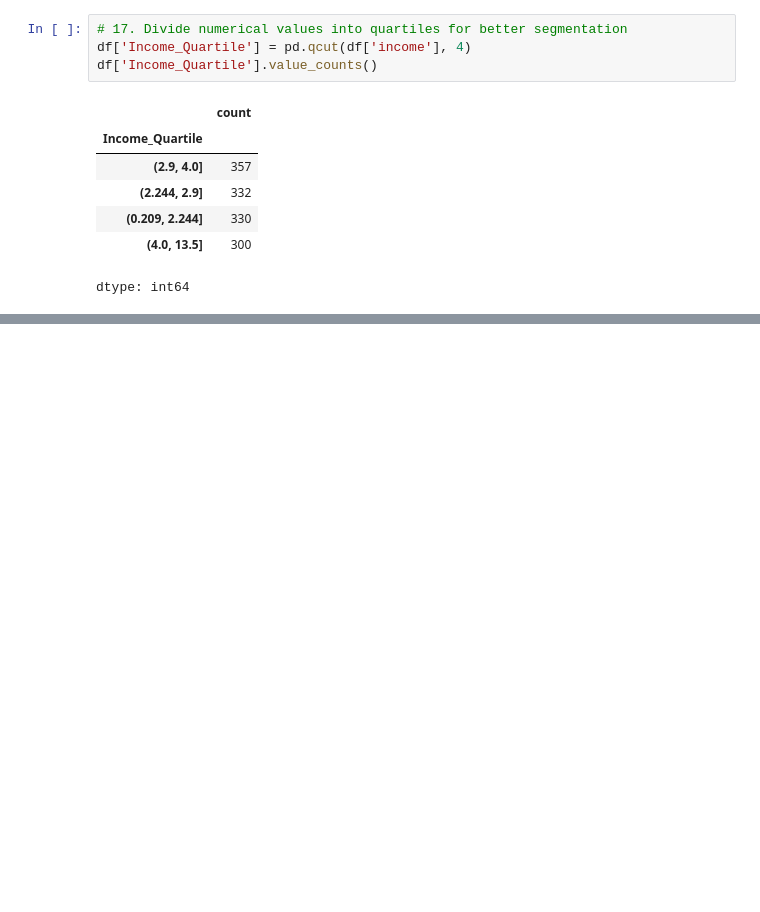
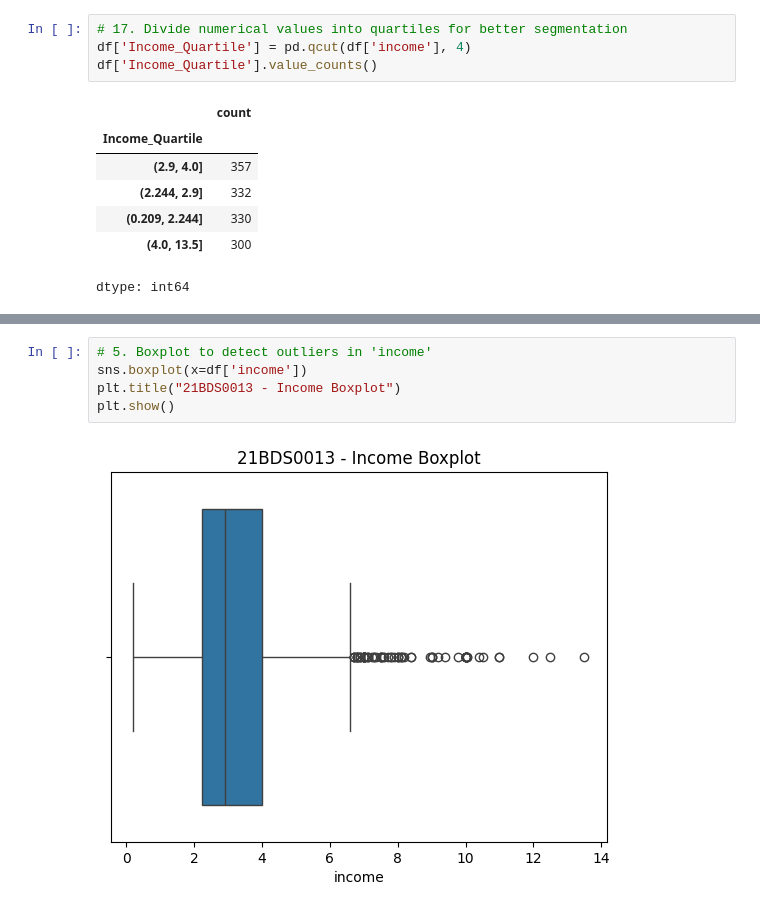
Before and after one commit to harshrjain/EDA, a Jupyter notebook: 21BDS0013.ipynb, the cells around one changed output, grey strips where cells are left out. Cells and saved outputs as stored; diff of their text form; blank space fills up the shorter version.

```diff
--- a/21BDS0013.ipynb
+++ b/21BDS0013.ipynb
@@ -422,0 +471,7 @@ Name: income, dtype: float64
+# %%
+# 5. Boxplot to detect outliers in 'income'
+sns.boxplot(x=df['income'])
+plt.title("21BDS0013 - Income Boxplot")
+plt.show()
+# %% [output]
+[figure, added]
```
Also changed, not shown: parts of 15 cells of this notebook.
